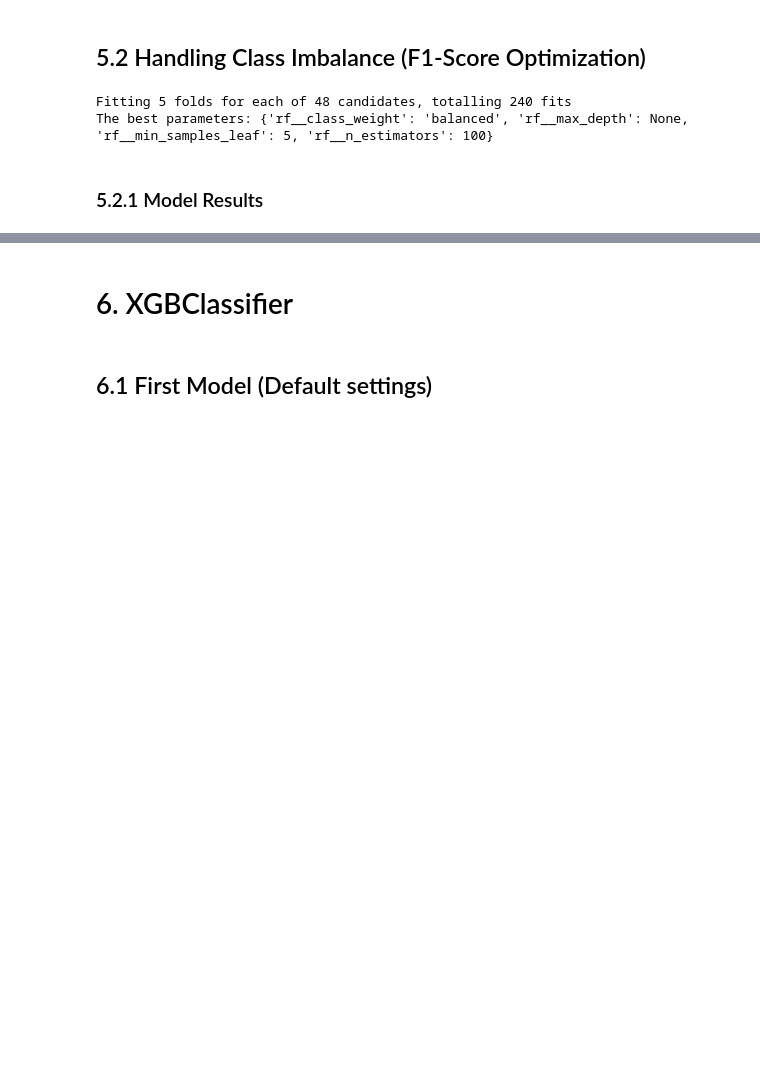
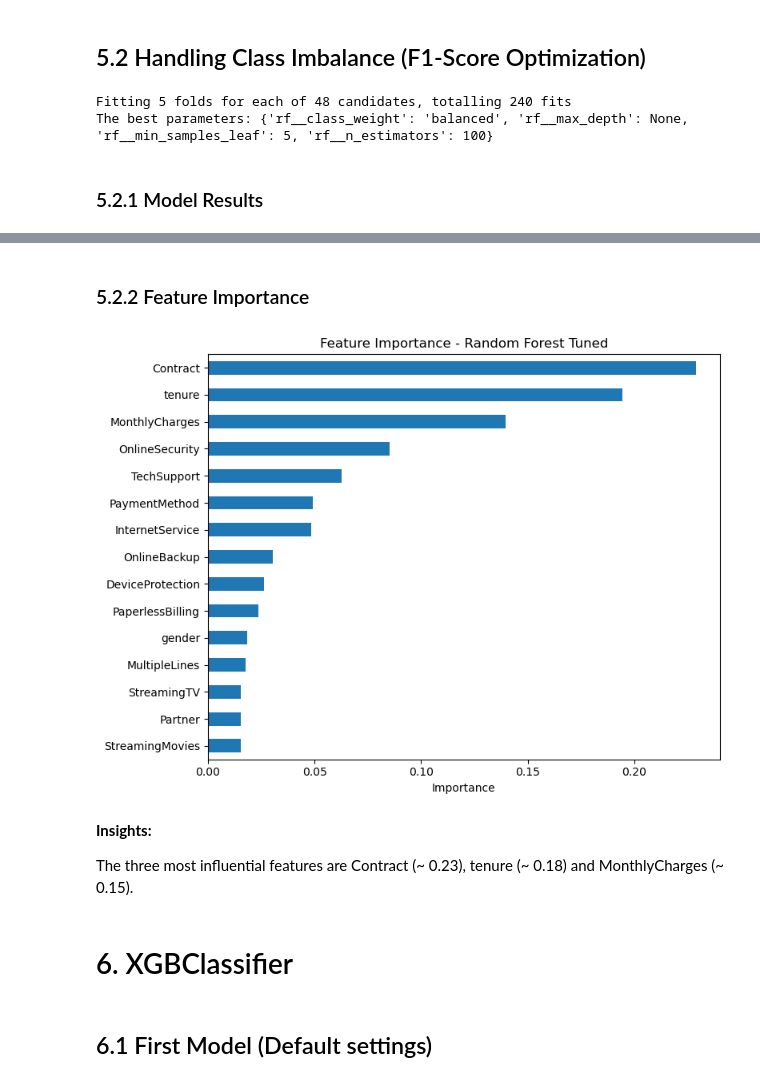
Before and after one commit to Oliwer1992/telco-customer-churn, a Jupyter notebook: 02_Classification_Models_Training.ipynb, the cells around one changed output, grey strips where cells are left out. Drawn from its saved outputs; the diff is of its cells as text; code cells hidden in the pictures; blank space fills up the shorter version.

```diff
--- a/02_Classification_Models_Training.ipynb
+++ b/02_Classification_Models_Training.ipynb
@@ -256,3 +319,13 @@ show_results(cm_rf_f)
+# %% [markdown]
+### 5.2.2 Feature Importance
+# %%
+feature_importance(best_model_rf_f, X_train.columns, 'Random Forest Tuned')
+# %% [output]
+[figure, added]
+# %% [markdown]
+**Insights:**
+
+The three most influential features are Contract (~ 0.23), tenure (~ 0.18) and MonthlyCharges (~ 0.15).
 # %% [markdown]
 # 6. XGBClassifier
 # %% [markdown]
```
Also changed, not shown: parts of 23 cells of this notebook.
